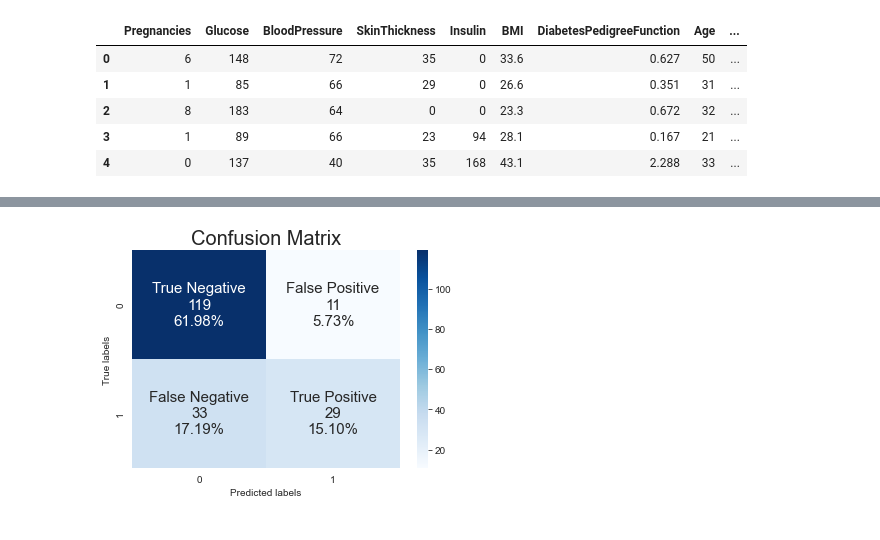
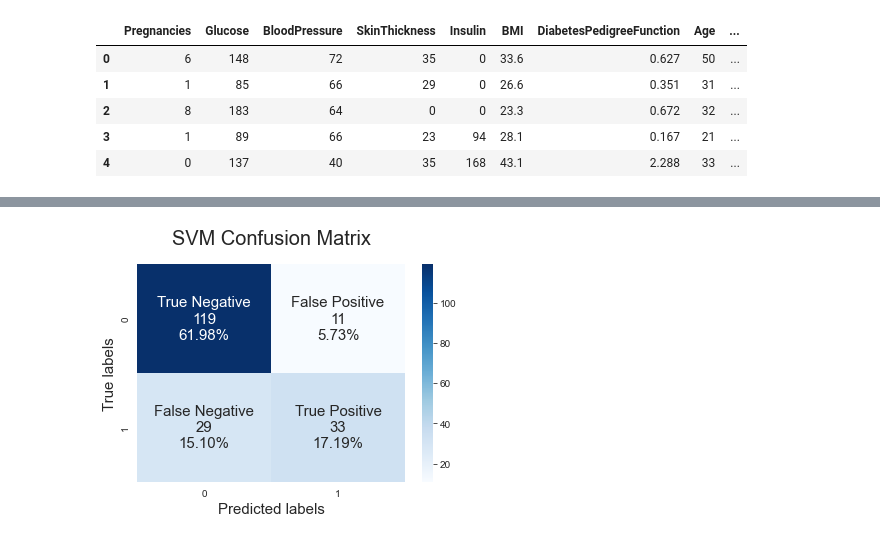
Before and after one commit to OnionYams/M9-Assess, a Jupyter notebook: SVM-Model.ipynb, the cells around one changed output, grey strips where cells are left out. Drawn from its saved outputs; the diff is of its cells as text; code cells hidden in the pictures.

Commit message:
Model should now properly incorporate parameters from grid search

```diff
--- a/SVM-Model.ipynb
+++ b/SVM-Model.ipynb
@@ -23,52 +62,33 @@ df.head()
+# %%
+# Use the best values from the Grid_Search as parameters for your SVM Classifier
+# Fit SVM Classifier with your data
+
+SVM_model = svm.SVC(C = C_value, kernel = Kernel, gamma = Gamma).fit(X_train, y_train)
+
+
+# Use SVM_model to create predictions
+y_prediction = SVM_model.predict(X_test)
+
+
+# Create Confusion Matrix comparing the predictions to actual results
+cm = confusion_matrix(y_test, y_prediction)
 # %%
-# Make SVM Model
-
-X, y = df.drop(columns='Outcome'), df['Outcome']
-
-# Split dataset into train and test
-X_train, X_test, y_train, y_test = train_test_split(X, y, train_size = 0.75, random_state = 0)
-df.dtypes
-
-# Create a svm Classifier
-model = svm.SVC()
-
-# Defining Parameter Grid for hyper parameter tuning
-param_grid = {'C': [ 1, 10, 100, 1000,10000],
-              'gamma': [1,0.1,0.01,0.001,0.0001]}
-
-
-# Prep for grid search:
-# GridSearchCV searches over parameter grid and takes the best values (refit = True)
-grid = GridSearchCV(model, param_grid, refit = True)
-
-# Fit the Grid search model
-grid_search = grid.fit(X_train, y_train)
-
-# Fit the
-model = svm.SVC().fit(X_train, y_train)
-y_prediction = model.predict(X_test)
-sns.set_style('whitegrid')
-
-x_ = y_test
-y_ = y_prediction
-
-cm = confusion_matrix(y_test, y_prediction)
-
+# Create labels for the Confusion Matrix
 group_names = ['True Negative','False Positive','False Negative','True Positive']
 group_counts = ['{0:0.0f}'.format(value) for value in
                 cm.flatten()]
 group_percentages = ['{0:.2%}'.format(value) for value in
                      cm.flatten()/np.sum(cm)]
 labels = [f'{v1}\n{v2}\n{v3}' for v1, v2, v3 in
           zip(group_names,group_counts,group_percentages)]
 labels = np.asarray(labels).reshape(2,2)
 
+
+# Plot the Confusion Matrix
 ax = plt.gca()
 sns.heatmap(cm, annot=labels, fmt='', ax=ax, cmap = plt.cm.Blues,annot_kws={"fontsize":15});
-
-# labels, title and ticks
-ax.set_xlabel('Predicted labels');
-ax.set_ylabel('True labels');
-ax.set_title('Confusion Matrix',fontsize=20);
+ax.set_xlabel('Predicted labels', fontsize = 15);
+ax.set_ylabel('True labels', fontsize = 15);
+ax.set_title('SVM Confusion Matrix', pad = 20,fontsize=20);
 # %% [output]
-[figure, old version]
+[figure, new version]
```
Also changed, not shown: parts of 3 cells of this notebook.
